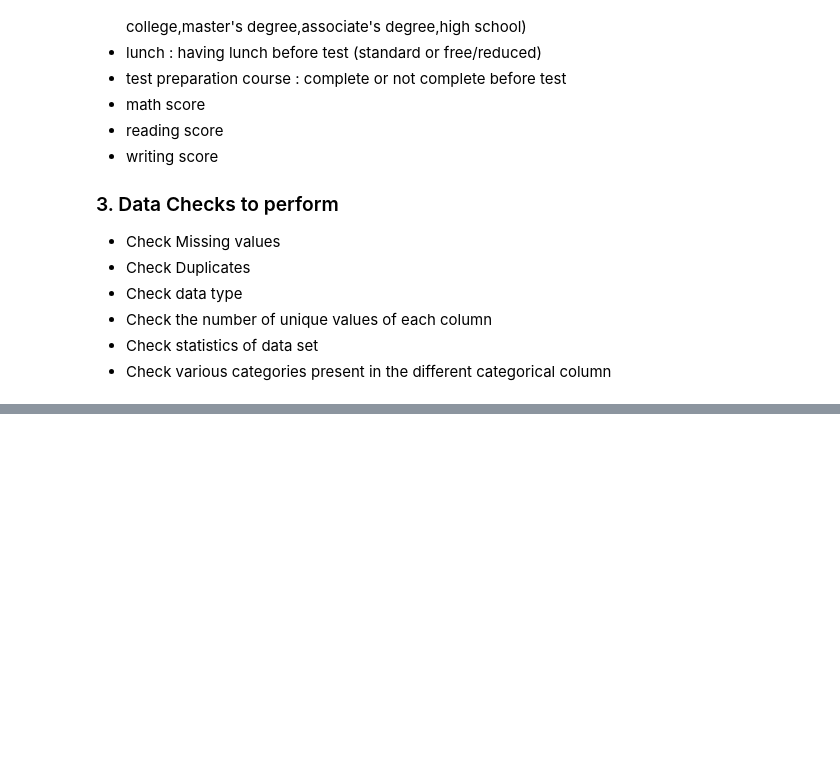
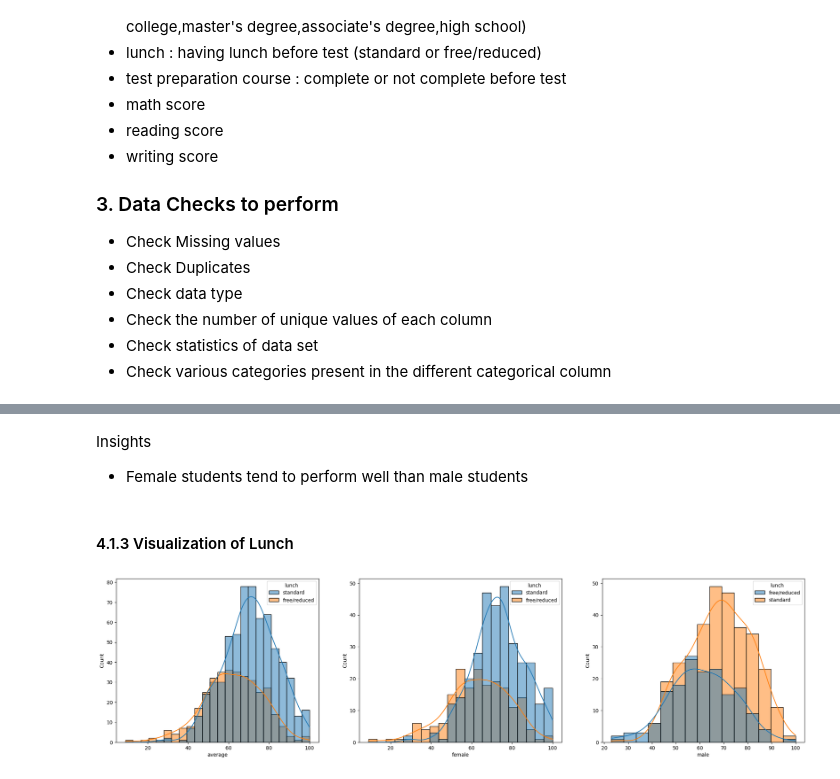
Before and after one commit to rushikeshya/mlproject, a Jupyter notebook: notebook/1. EDA STUDENT PERFORMANCE.ipynb, the cells around one changed output, grey strips where cells are left out. Drawn from its saved outputs; the diff is of its cells as text; code cells hidden in the pictures; blank space fills up the shorter version.

```diff
--- a/notebook/1. EDA STUDENT PERFORMANCE.ipynb
+++ b/notebook/1. EDA STUDENT PERFORMANCE.ipynb
@@ -79,0 +287,22 @@ memory usage: 62.6 KB
+# %% [markdown]
+Insights
+- Female students tend to perform well than male students
+# %% [markdown]
+#### 4.1.3 Visualization of Lunch
+# %%
+plt.subplots(1,3, figsize=(25,6))
+
+plt.subplot(1,3,1) #subplot 1
+sns.histplot(data=df, x='average',kde=True, hue='lunch')
+
+plt.subplot(1,3,2) # sp 2
+sns.histplot(data=df[df['gender'] == 'female'], x='average', kde=True, hue='lunch')
+plt.xlabel('female')
+
+plt.subplot(1,3,3) # sp 3
+sns.histplot(data=df[df['gender'] == 'male'], x='average', kde=True,hue='lunch')
+plt.xlabel('male')
+
+plt.show()
+# %% [output]
+[figure, added]
```
Also changed, not shown: parts of 39 cells of this notebook, 2 other files.
